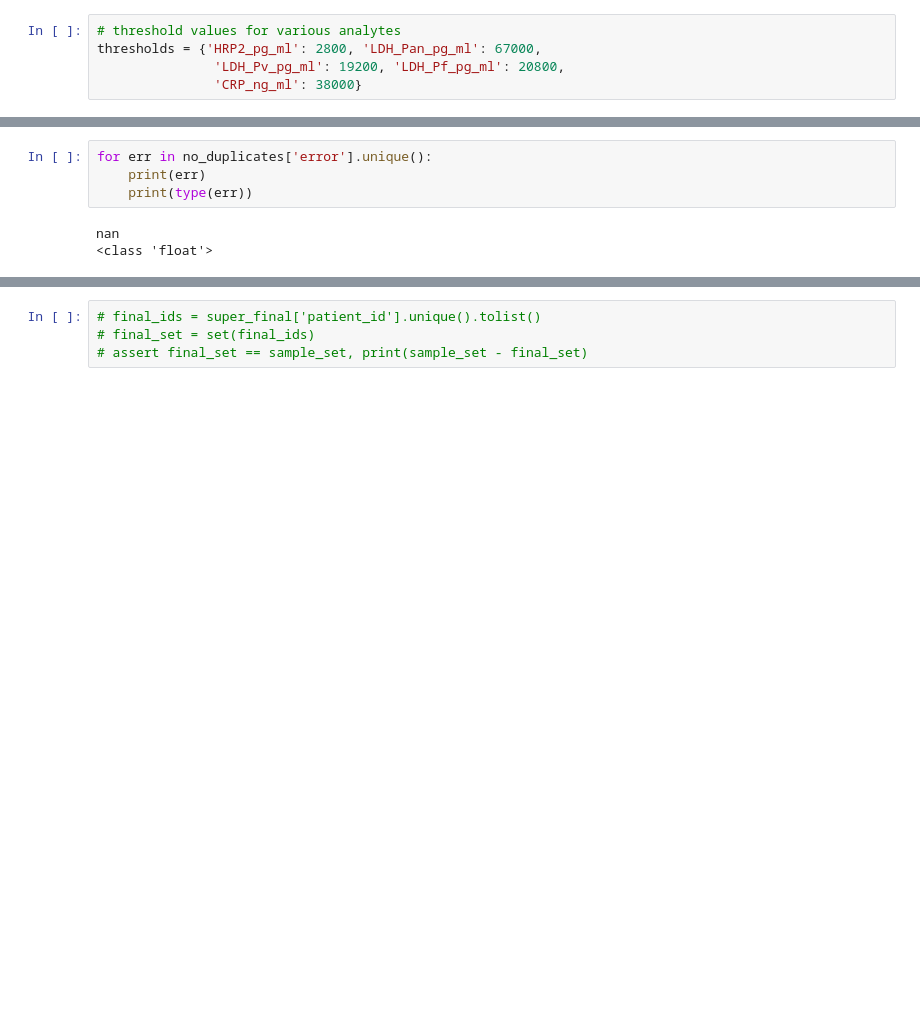
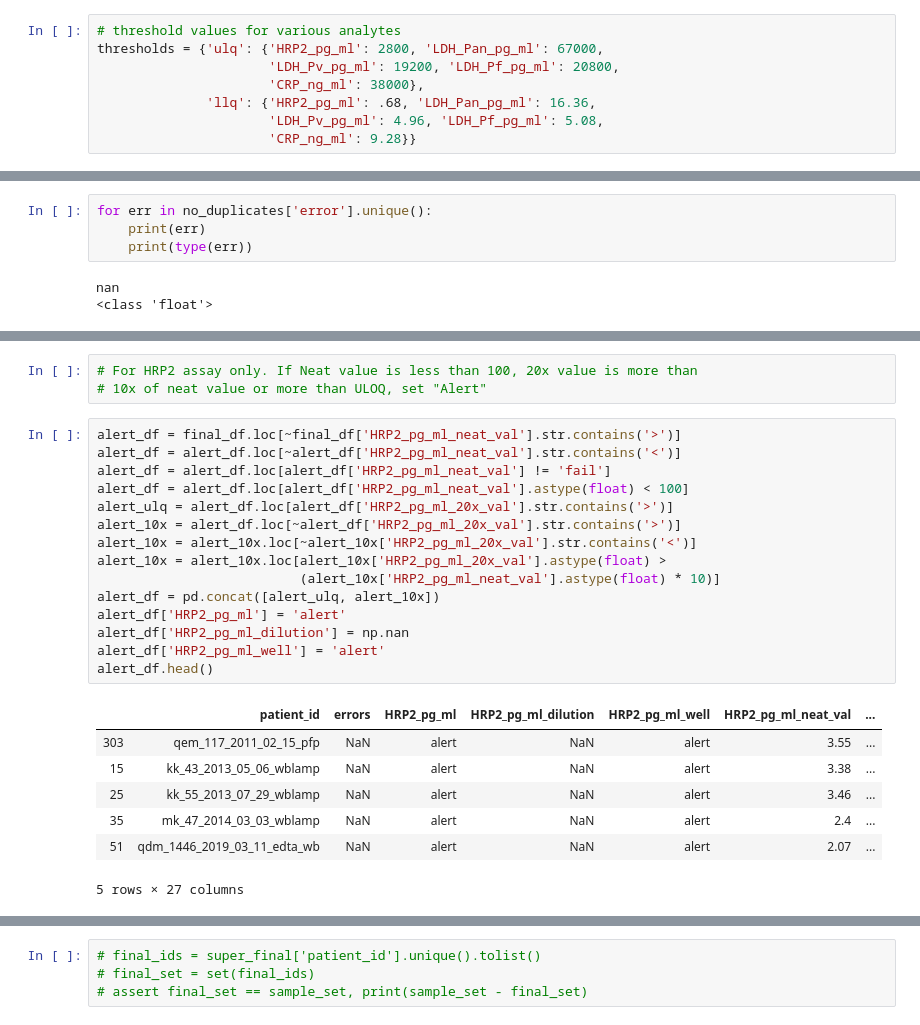
Before and after one commit to MACEPA/DIAMETER, a Jupyter notebook: ipynbs/processing/5plex_data_processing.ipynb, the cells around one changed output, grey strips where cells are left out. Saved outputs shown, nothing was run; the diff lists cells and outputs as text; blank space fills up the shorter version.

```diff
--- a/ipynbs/processing/5plex_data_processing.ipynb
+++ b/ipynbs/processing/5plex_data_processing.ipynb
@@ -67,6 +74,9 @@ sample_ids = samples_data['patient_id'].unique().tolist()
 sample_set = set(sample_ids)
 # %%
 # threshold values for various analytes
-thresholds = {'HRP2_pg_ml': 2800, 'LDH_Pan_pg_ml': 67000,
-               'LDH_Pv_pg_ml': 19200, 'LDH_Pf_pg_ml': 20800,
-               'CRP_ng_ml': 38000}
+thresholds = {'ulq': {'HRP2_pg_ml': 2800, 'LDH_Pan_pg_ml': 67000,
+                      'LDH_Pv_pg_ml': 19200, 'LDH_Pf_pg_ml': 20800,
+                      'CRP_ng_ml': 38000},
+              'llq': {'HRP2_pg_ml': .68, 'LDH_Pan_pg_ml': 16.36,
+                      'LDH_Pv_pg_ml': 4.96, 'LDH_Pf_pg_ml': 5.08,
+                      'CRP_ng_ml': 9.28}}
@@ -235,0 +250,26 @@ CRP_ng_ml
+# %%
+# For HRP2 assay only. If Neat value is less than 100, 20x value is more than
+# 10x of neat value or more than ULOQ, set "Alert"
+# %%
+alert_df = final_df.loc[~final_df['HRP2_pg_ml_neat_val'].str.contains('>')]
+alert_df = alert_df.loc[~alert_df['HRP2_pg_ml_neat_val'].str.contains('<')]
+alert_df = alert_df.loc[alert_df['HRP2_pg_ml_neat_val'] != 'fail']
+alert_df = alert_df.loc[alert_df['HRP2_pg_ml_neat_val'].astype(float) < 100]
+alert_ulq = alert_df.loc[alert_df['HRP2_pg_ml_20x_val'].str.contains('>')]
+alert_10x = alert_df.loc[~alert_df['HRP2_pg_ml_20x_val'].str.contains('>')]
+alert_10x = alert_10x.loc[~alert_10x['HRP2_pg_ml_20x_val'].str.contains('<')]
+alert_10x = alert_10x.loc[alert_10x['HRP2_pg_ml_20x_val'].astype(float) >
+                          (alert_10x['HRP2_pg_ml_neat_val'].astype(float) * 10)]
+alert_df = pd.concat([alert_ulq, alert_10x])
+alert_df['HRP2_pg_ml'] = 'alert'
+alert_df['HRP2_pg_ml_dilution'] = np.nan
+alert_df['HRP2_pg_ml_well'] = 'alert'
+alert_df.head()
+# %% [output]
+|  | patient_id | errors | HRP2_pg_ml | HRP2_pg_ml_dilution | HRP2_pg_ml_well | HRP2_pg_ml_neat_val | ... |
+| 303 | qem_117_2011_02_15_pfp | NaN | alert | NaN | alert | 3.55 | ... |
+| 15 | kk_43_2013_05_06_wblamp | NaN | alert | NaN | alert | 3.38 | ... |
+| 25 | kk_55_2013_07_29_wblamp | NaN | alert | NaN | alert | 3.46 | ... |
+| 35 | mk_47_2014_03_03_wblamp | NaN | alert | NaN | alert | 2.4 | ... |
+| 51 | qdm_1446_2019_03_11_edta_wb | NaN | alert | NaN | alert | 2.07 | ... |
+5 rows × 27 columns
```
Also changed, not shown: parts of 12 cells of this notebook, 1 other file.
